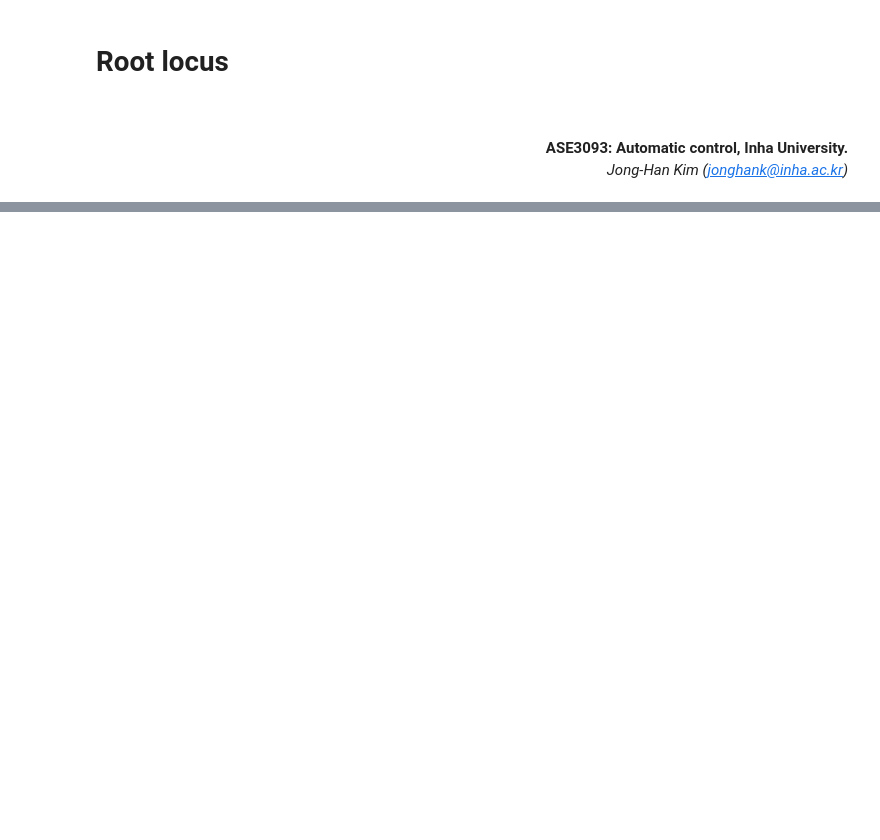
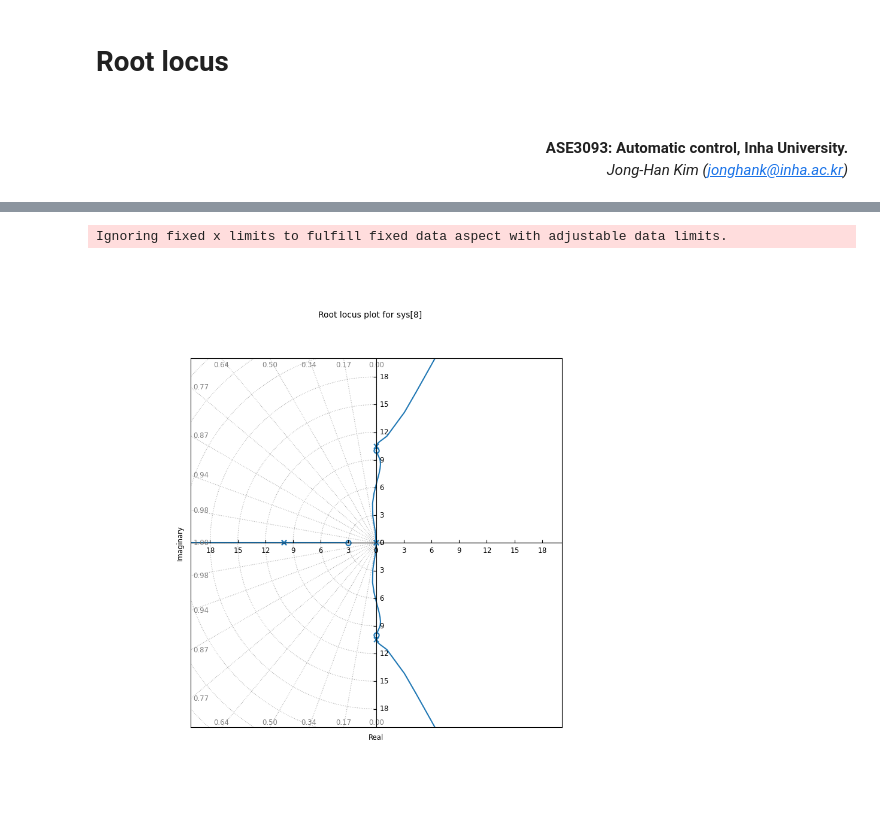
Before and after one commit to Donghoon-Y/inha, a Jupyter notebook: ase3093/root_locus.ipynb, the cells around one changed output, grey strips where cells are left out. Cells and saved outputs as stored; diff of their text form; code cells hidden in the pictures; blank space fills up the shorter version.

```diff
--- a/ase3093/root_locus.ipynb
+++ b/ase3093/root_locus.ipynb
@@ -150,0 +175,14 @@ WARNING:matplotlib.axes._base:Ignoring fixed x limits to fulfill fixed data aspe
+# %%
+zr = [-3, 10j, -10j]
+pl = [0, 0, np.sqrt(110)*1j, -np.sqrt(110)*1j,-10,-10]
+G = zpk(zr, pl, 1)
+
+ar = 20
+rlocus(G)
+fig = plt.gcf().set_size_inches(8, 8)
+plt.xlim([-ar, ar]), plt.ylim([-ar, ar])
+plt.grid(True)
+plt.show()
+# %% [output]
+Ignoring fixed x limits to fulfill fixed data aspect with adjustable data limits.
+[figure, added]
```
Also changed, not shown: parts of 11 cells of this notebook, 1 other file.
